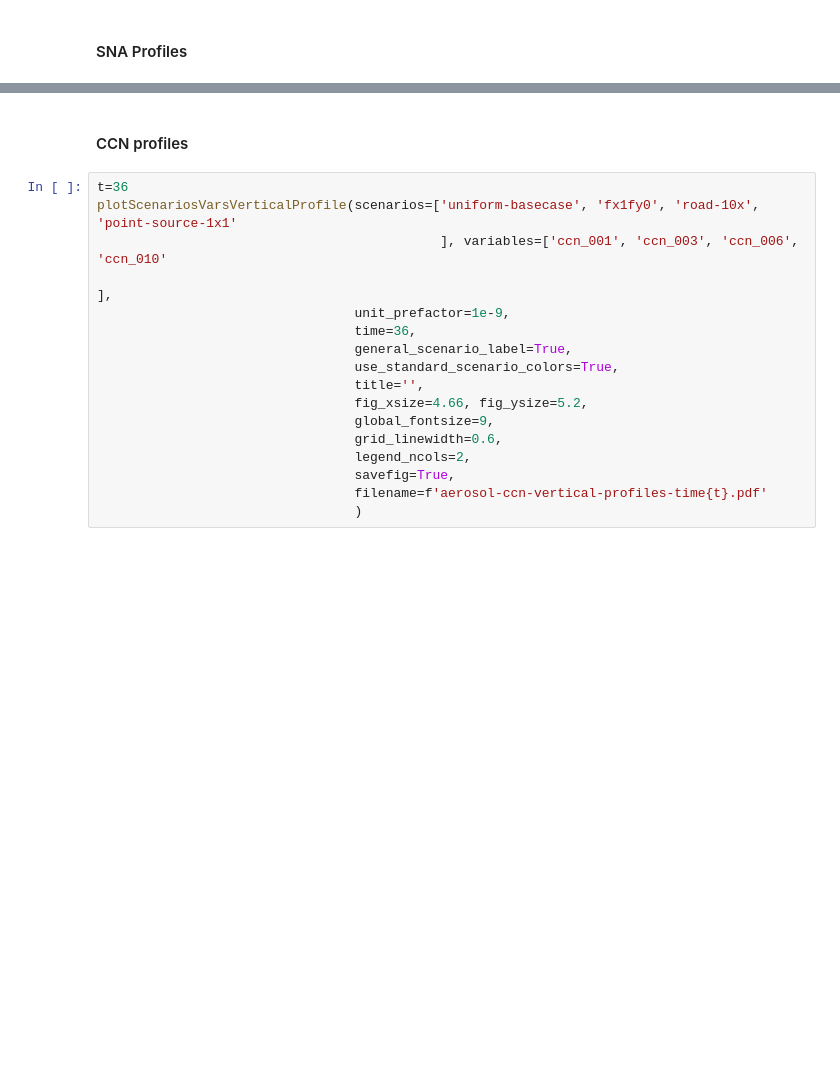
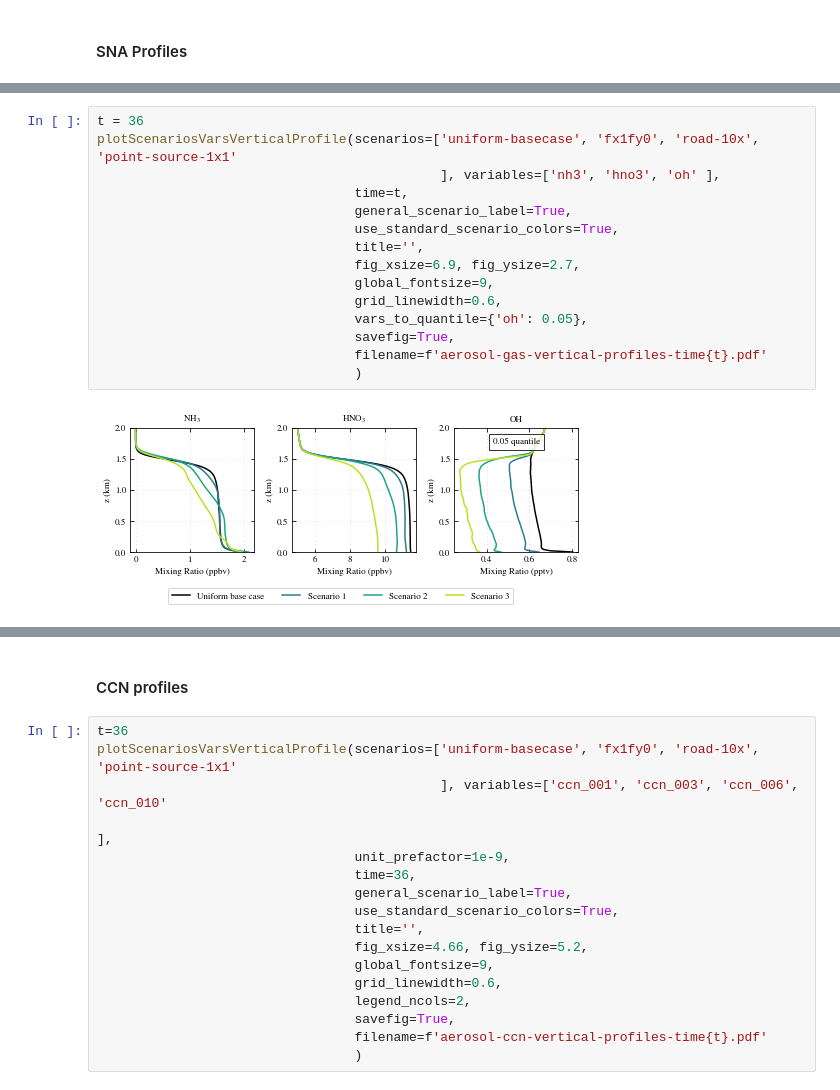
Before and after one commit to samfrederick/WRF-PartMC-LES, a Jupyter notebook: analysis/10km-analysis/paper-figures.ipynb, the cells around one changed output, grey strips where cells are left out. Cells and saved outputs as stored; diff of their text form; blank space fills up the shorter version.

```diff
--- a/analysis/10km-analysis/paper-figures.ipynb
+++ b/analysis/10km-analysis/paper-figures.ipynb
@@ -38,0 +40,17 @@ plotScenariosVarsVerticalProfile(scenarios=['uniform-basecase', 'fx1fy0', 'road-
+# %%
+t = 36
+plotScenariosVarsVerticalProfile(scenarios=['uniform-basecase', 'fx1fy0', 'road-10x', 'point-source-1x1'
+                                            ], variables=['nh3', 'hno3', 'oh' ],
+                                 time=t,
+                                 general_scenario_label=True,
+                                 use_standard_scenario_colors=True,
+                                 title='',
+                                 fig_xsize=6.9, fig_ysize=2.7,
+                                 global_fontsize=9,
+                                 grid_linewidth=0.6,
+                                 vars_to_quantile={'oh': 0.05},
+                                 savefig=True,
+                                 filename=f'aerosol-gas-vertical-profiles-time{t}.pdf'
+                                 )
+# %% [output]
+[figure, added]
```
Also changed, not shown: parts of 27 cells of this notebook.
